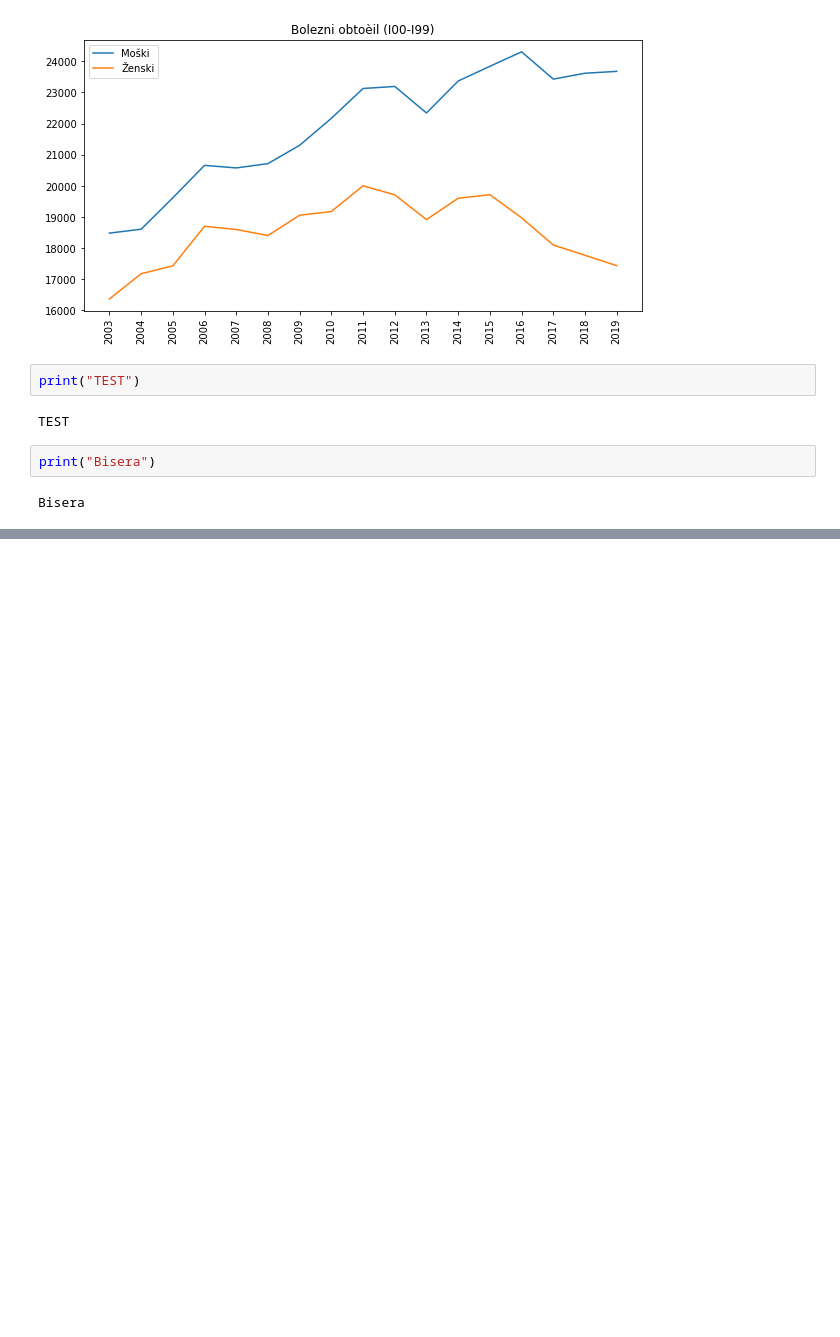
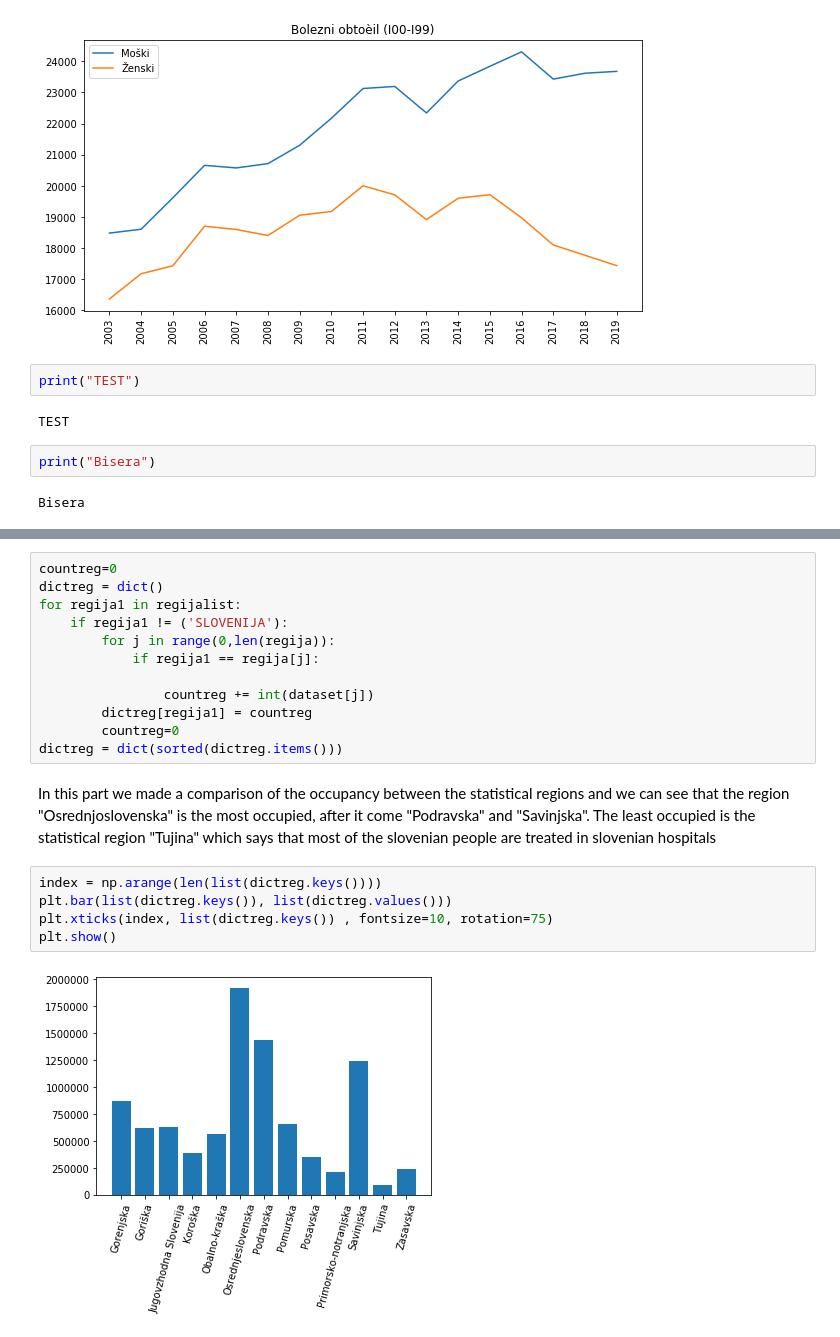
Before and after one commit to bisyee/PR21za-etnice-lanov, a Jupyter notebook: Project.ipynb, the cells around one changed output, grey strips where cells are left out. Cells and saved outputs as stored; diff of their text form; blank space fills up the shorter version.

```diff
--- a/Project.ipynb
+++ b/Project.ipynb
@@ -122,0 +241,21 @@ Bisera
+# %%
+countreg=0
+dictreg = dict()
+for regija1 in regijalist:
+    if regija1 != ('SLOVENIJA'):
+        for j in range(0,len(regija)):
+            if regija1 == regija[j]:
+
+                countreg += int(dataset[j])
+        dictreg[regija1] = countreg
+        countreg=0
+dictreg = dict(sorted(dictreg.items()))
+# %% [markdown]
+In this part we made a comparison of the occupancy between the statistical regions and we can see that the region "Osrednjoslovenska" is the most occupied, after it come "Podravska" and "Savinjska". The least occupied is the statistical region "Tujina" which says that most of the slovenian people are treated in slovenian hospitals
+# %%
+index = np.arange(len(list(dictreg.keys())))
+plt.bar(list(dictreg.keys()), list(dictreg.values()))
+plt.xticks(index, list(dictreg.keys()) , fontsize=10, rotation=75)
+plt.show()
+# %% [output]
+[figure, added]
```
Also changed, not shown: parts of 17 cells of this notebook.
